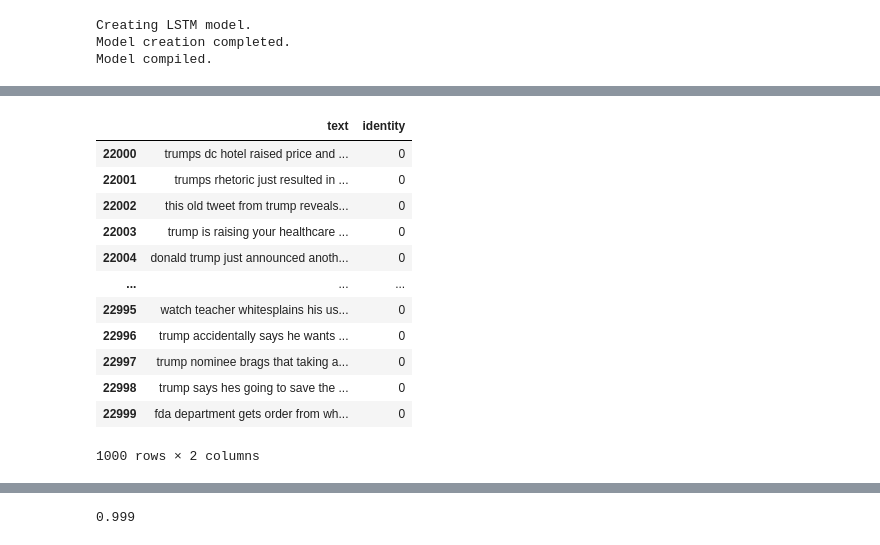
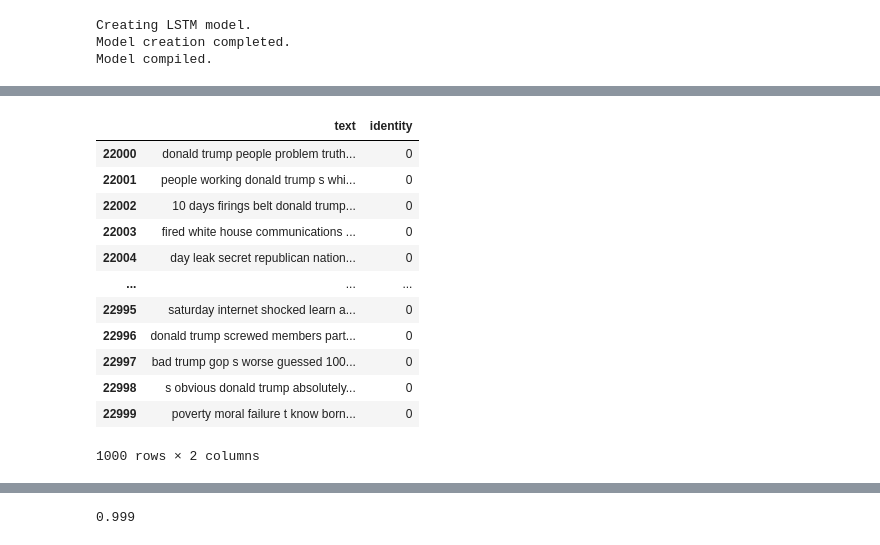
Before and after one commit to MobiusYeeitus/FakeNewsDetection, a Jupyter notebook: FakeNewsDetectionUsingLSTMExperimental.ipynb, the cells around one changed output, grey strips where cells are left out. Cells and saved outputs as stored; diff of their text form; code cells hidden in the pictures.

```diff
--- a/FakeNewsDetectionUsingLSTMExperimental.ipynb
+++ b/FakeNewsDetectionUsingLSTMExperimental.ipynb
@@ -172 +372,9 @@ real=real[['text','identity']]
+# %%
+data1_fake_c=data1_fake_c[['text','identity']]
+data1_real_c=data1_real_c[['text','identity']]
+data2_c=data2_c[['text','identity']]
+data3_c=data3_c[['text','identity']]
+data4_c=data4_c[['text','identity']]
+# %%
+data1_c=pd.concat([data1_real_c,data1_fake_c],ignore_index=True)
 # %%
@@ -178,2 +388,2 @@ fake.tail(2)
 # %%
-data1=pd.concat([real,fake],ignore_index=True)
+data_c=pd.concat([data1_c,data2_c,data3_c],ignore_index=True)
@@ -198,6 +390,6 @@ data.tail(4)
 # %%
-data=data[['text','identity']]
-data.reset_index()
-data.tail()
+data_c=data_c[['text','identity']]
+data_c.reset_index()
+data_c.tail(4)
 # %% [output]
 |  | text | identity |
@@ -321,20 +555,20 @@ weighted avg       0.97      0.97      0.97     15454
 # %%
 string_predict1=pd.DataFrame()
-string_predict1=data.iloc[22000:23000]
+string_predict1=data_c.iloc[22000:23000]
 string_predict1
 # %% [output]
 |  | text | identity |
-| 22000 | trumps dc hotel raised price and ... | 0 |
-| 22001 | trumps rhetoric just resulted in ... | 0 |
-| 22002 | this old tweet from trump reveals... | 0 |
-| 22003 | trump is raising your healthcare ... | 0 |
-| 22004 | donald trump just announced anoth... | 0 |
+| 22000 | donald trump people problem truth... | 0 |
+| 22001 | people working donald trump s whi... | 0 |
+| 22002 | 10 days firings belt donald trump... | 0 |
+| 22003 | fired white house communications ... | 0 |
+| 22004 | day leak secret republican nation... | 0 |
 | ... | ... | ... |
-| 22995 | watch teacher whitesplains his us... | 0 |
-| 22996 | trump accidentally says he wants ... | 0 |
-| 22997 | trump nominee brags that taking a... | 0 |
-| 22998 | trump says hes going to save the ... | 0 |
-| 22999 | fda department gets order from wh... | 0 |
+| 22995 | saturday internet shocked learn a... | 0 |
+| 22996 | donald trump screwed members part... | 0 |
+| 22997 | bad trump gop s worse guessed 100... | 0 |
+| 22998 | s obvious donald trump absolutely... | 0 |
+| 22999 | poverty moral failure t know born... | 0 |
 1000 rows × 2 columns
 # %%
 X=tokenizer.texts_to_sequences(texts=string_predict1['text'])
```
Also changed, not shown: parts of 123 cells of this notebook.
